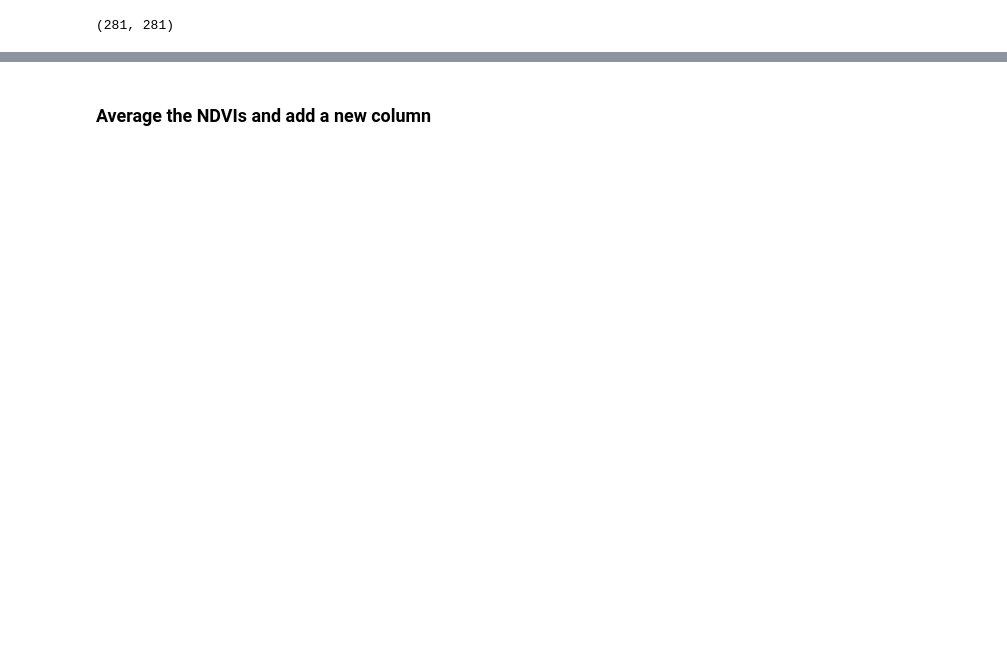
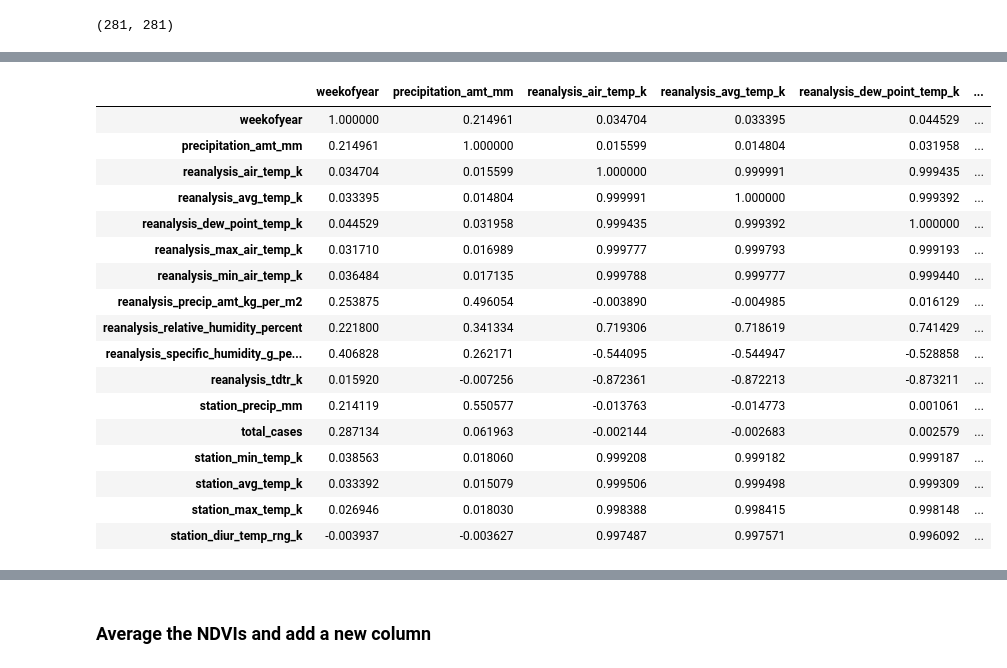
Before and after one commit to askiefer/dengue_fever_la, a Jupyter notebook: notebooks/Linear Regression.ipynb, the cells around one changed output, grey strips where cells are left out. Cells and saved outputs as stored; diff of their text form; code cells hidden in the pictures; blank space fills up the shorter version.

```diff
--- a/notebooks/Linear Regression.ipynb
+++ b/notebooks/Linear Regression.ipynb
@@ -306,0 +317,4 @@ lm2.score(X_test_2, y_test_2)
+# %%
+imputed_sj_2 = pd.DataFrame(fill_NaN.fit_transform(sj))
+imputed_sj_2.columns = sj.columns
+imputed_sj_2.index = sj.index
@@ -306,0 +342,21 @@ lm2.score(X_test_2, y_test_2)
+# %%
+imputed_sj_2.corr()
+# %% [output]
+|  | weekofyear | precipitation_amt_mm | reanalysis_air_temp_k | reanalysis_avg_temp_k | reanalysis_dew_point_temp_k | ... |
+| weekofyear | 1.000000 | 0.214961 | 0.034704 | 0.033395 | 0.044529 | ... |
+| precipitation_amt_mm | 0.214961 | 1.000000 | 0.015599 | 0.014804 | 0.031958 | ... |
+| reanalysis_air_temp_k | 0.034704 | 0.015599 | 1.000000 | 0.999991 | 0.999435 | ... |
+| reanalysis_avg_temp_k | 0.033395 | 0.014804 | 0.999991 | 1.000000 | 0.999392 | ... |
+| reanalysis_dew_point_temp_k | 0.044529 | 0.031958 | 0.999435 | 0.999392 | 1.000000 | ... |
+| reanalysis_max_air_temp_k | 0.031710 | 0.016989 | 0.999777 | 0.999793 | 0.999193 | ... |
+| reanalysis_min_air_temp_k | 0.036484 | 0.017135 | 0.999788 | 0.999777 | 0.999440 | ... |
+| reanalysis_precip_amt_kg_per_m2 | 0.253875 | 0.496054 | -0.003890 | -0.004985 | 0.016129 | ... |
+| reanalysis_relative_humidity_percent | 0.221800 | 0.341334 | 0.719306 | 0.718619 | 0.741429 | ... |
+| reanalysis_specific_humidity_g_pe... | 0.406828 | 0.262171 | -0.544095 | -0.544947 | -0.528858 | ... |
+| reanalysis_tdtr_k | 0.015920 | -0.007256 | -0.872361 | -0.872213 | -0.873211 | ... |
+| station_precip_mm | 0.214119 | 0.550577 | -0.013763 | -0.014773 | 0.001061 | ... |
+| total_cases | 0.287134 | 0.061963 | -0.002144 | -0.002683 | 0.002579 | ... |
+| station_min_temp_k | 0.038563 | 0.018060 | 0.999208 | 0.999182 | 0.999187 | ... |
+| station_avg_temp_k | 0.033392 | 0.015079 | 0.999506 | 0.999498 | 0.999309 | ... |
+| station_max_temp_k | 0.026946 | 0.018030 | 0.998388 | 0.998415 | 0.998148 | ... |
+| station_diur_temp_rng_k | -0.003937 | -0.003627 | 0.997487 | 0.997571 | 0.996092 | ... |
```
Also changed, not shown: parts of 24 cells of this notebook, 4 other files.
